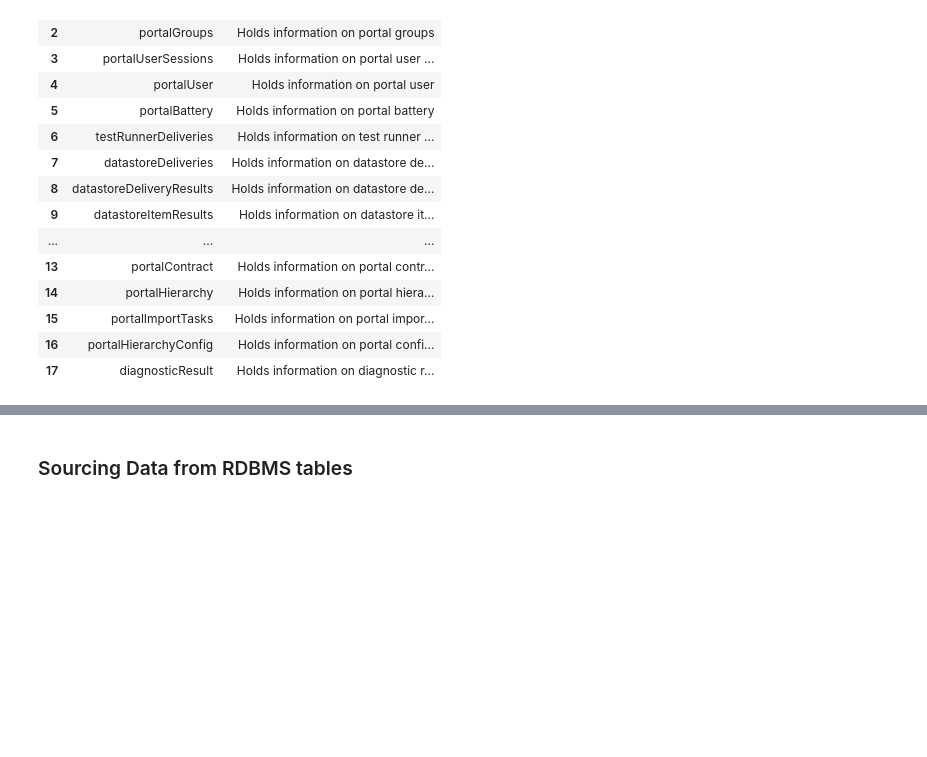
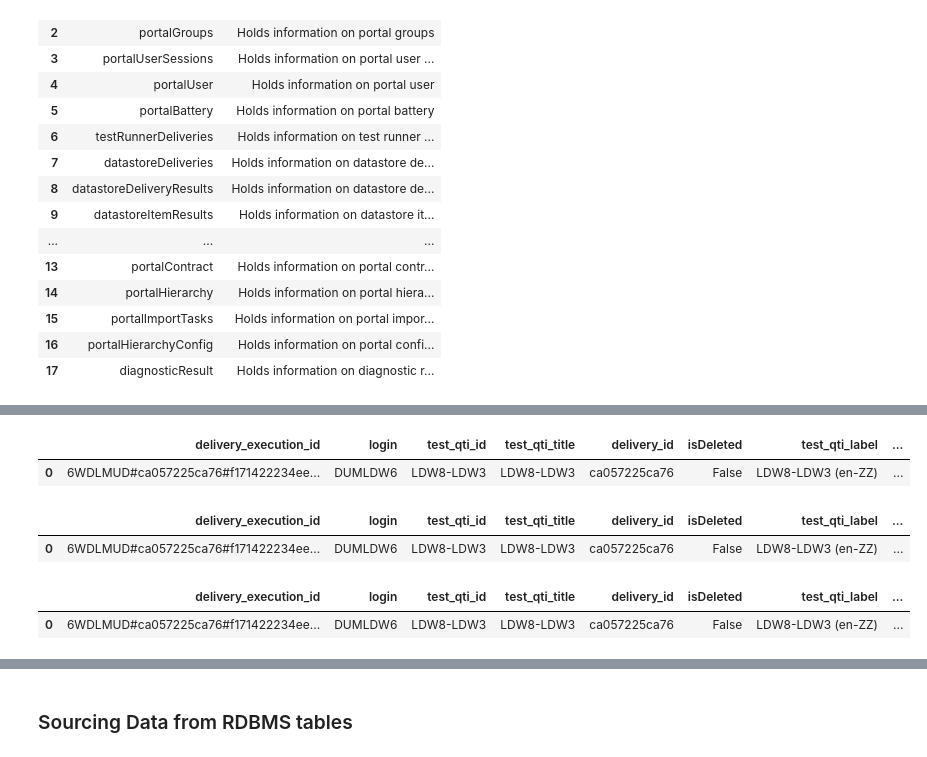
Before and after one commit to leonhead-acer/pisa2025-api-etl, a Jupyter notebook: Getting_started_with_Data_Extraction.ipynb, the cells around one changed output, grey strips where cells are left out. Saved outputs shown, nothing was run; the diff lists cells and outputs as text; code cells hidden in the pictures; blank space fills up the shorter version.

```diff
--- a/Getting_started_with_Data_Extraction.ipynb
+++ b/Getting_started_with_Data_Extraction.ipynb
@@ -304,0 +333,38 @@ params = (('page',1),('results',10),('deliveryId',deliveryId))
+# %%
+def get_dat(resp):
+  meta_cols = [
+    # 'battery_id',
+    'delivery_execution_id',
+    'delivery_id',
+    'isDeleted',
+    'last_update_date',
+    'login',
+    'test_qti_id',
+    'test_qti_label',
+    'test_qti_title',
+    'raw_data'
+  ]
+
+  dat = (
+    pd.json_normalize(
+      resp,record_path = 'data',max_level=0
+    )
+    .rename(
+      columns={
+        'batteryId':'battery_id',
+        'deliveryExecutionId':'delivery_execution_id',
+        'deliveryId':'delivery_id',
+        'testQtiId':'test_qti_id',
+        'testQtiLabel':'test_qti_label',
+        'testQtiTitle':'test_qti_title',
+        'items':'raw_data'
+      }
+    )
+    .filter(
+      # regex = "|".join(meta_cols[0:-1]) + '|^items\.',
+      regex = "|".join(meta_cols),
+      axis=1
+    )
+  )
+
+  return dat
@@ -304,0 +413,42 @@ params = (('page',1),('results',10),('deliveryId',deliveryId))
+# %%
+del_keys = list(del_df)
+raw_data = get_dat(api_json_extract(del_df[del_keys[0]], entity = del_keys[0], options = None))
+raw_data.head(5)
+# %% [output]
+|  | delivery_execution_id | login | test_qti_id | test_qti_title | delivery_id | isDeleted | test_qti_label | ... |
+| 0 | 6WDLMUD#ca057225ca76#f171422234ee... | DUMLDW6 | LDW8-LDW3 | LDW8-LDW3 | ca057225ca76 | False | LDW8-LDW3 (en-ZZ) | ... |
+# %%
+def validateJSON(jsonData):
+  try:
+    json.loads(json.dumps(jsonData))
+  except ValueError as err:
+    return False
+  return True
+
+raw_data['valid_json'] = raw_data.apply(
+  lambda d: validateJSON(d['raw_data']),
+  axis = 1
+)
+
+raw_data.head(5)
+# %% [output]
+|  | delivery_execution_id | login | test_qti_id | test_qti_title | delivery_id | isDeleted | test_qti_label | ... |
+| 0 | 6WDLMUD#ca057225ca76#f171422234ee... | DUMLDW6 | LDW8-LDW3 | LDW8-LDW3 | ca057225ca76 | False | LDW8-LDW3 (en-ZZ) | ... |
+# %%
+def json_key_item(jsonData):
+  try:
+    keys = list(jsonData.keys())
+    check = all(('item-' in s) for s in keys)
+  except ValueError as err:
+    return False
+  return check
+
+raw_data['item_keys'] = raw_data.apply(
+  lambda d: json_key_item(d['raw_data']),
+  axis = 1
+)
+
+raw_data.head()
+# %% [output]
+|  | delivery_execution_id | login | test_qti_id | test_qti_title | delivery_id | isDeleted | test_qti_label | ... |
+| 0 | 6WDLMUD#ca057225ca76#f171422234ee... | DUMLDW6 | LDW8-LDW3 | LDW8-LDW3 | ca057225ca76 | False | LDW8-LDW3 (en-ZZ) | ... |
```
Also changed, not shown: parts of 32 cells of this notebook.
